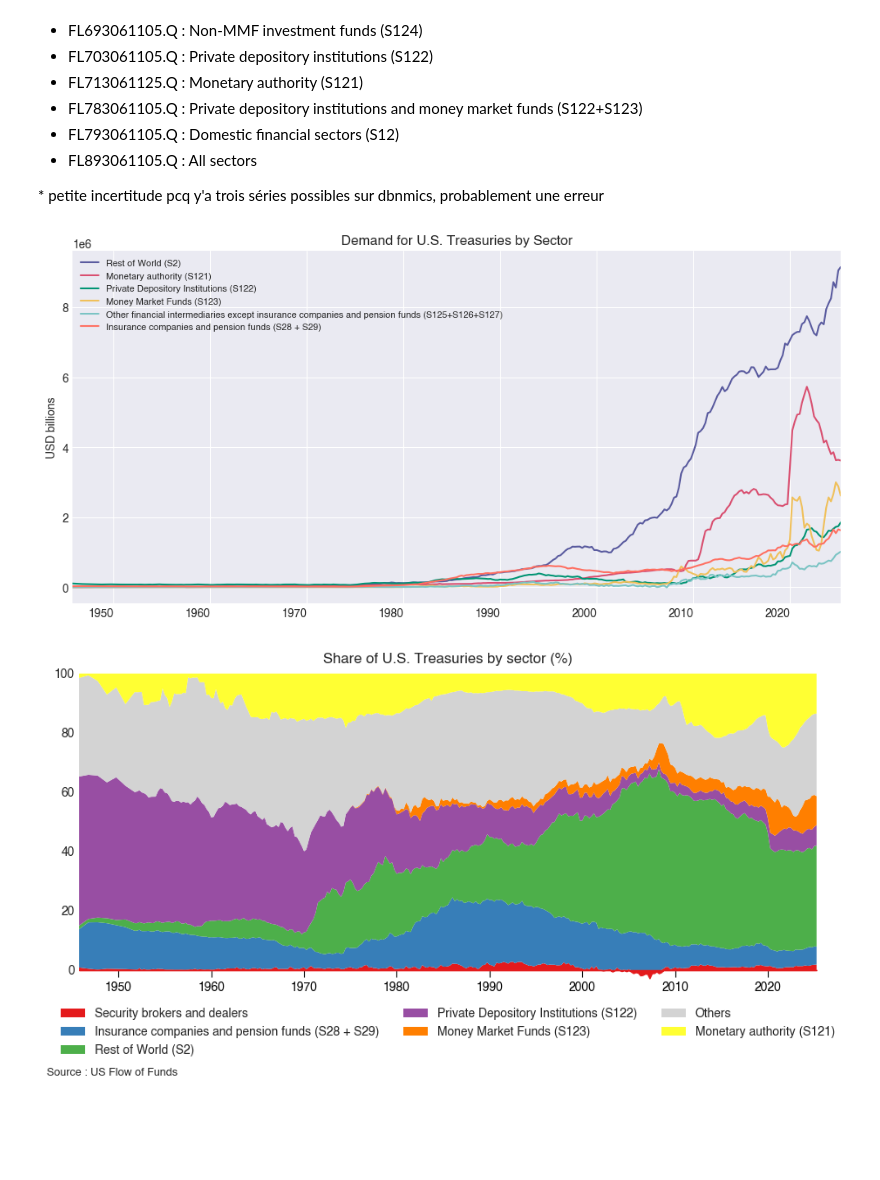
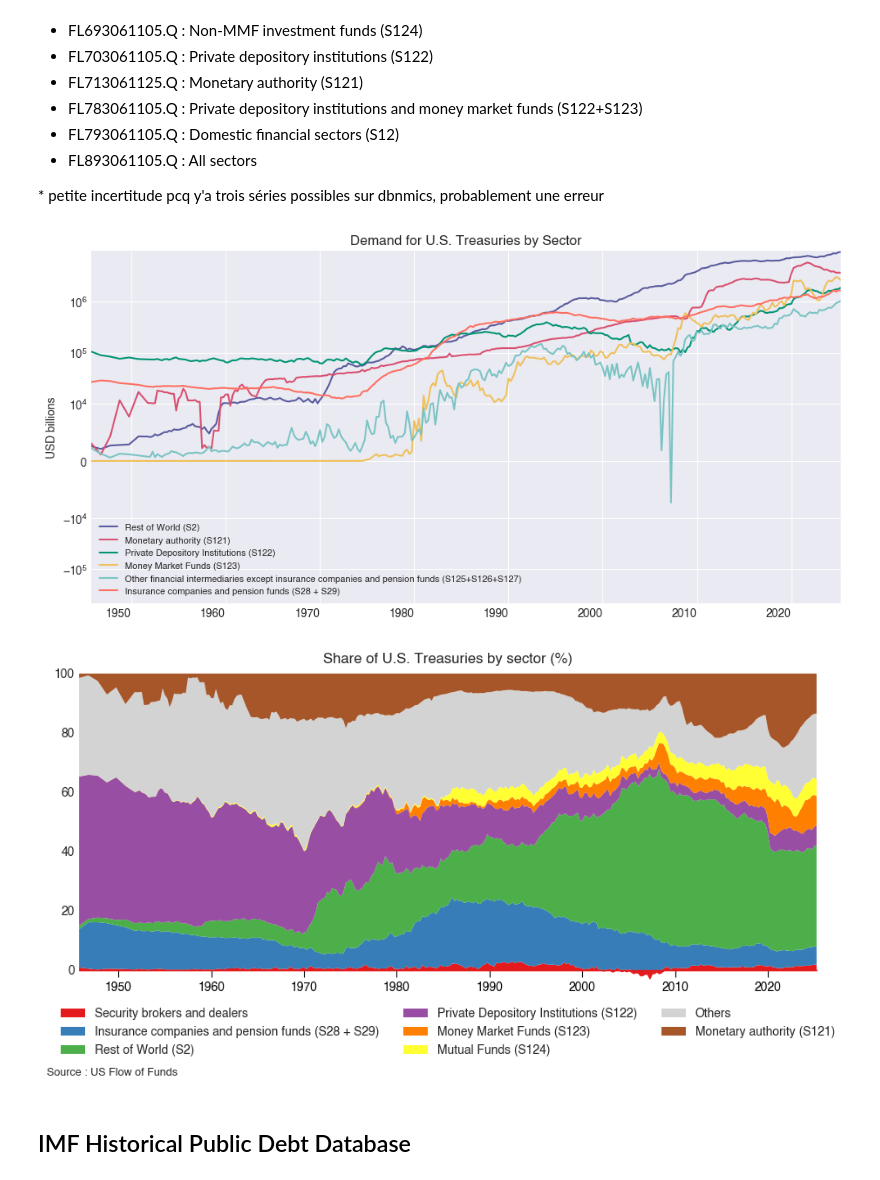
Before and after one commit to miche-quiche/OikopediaCharts, a Jupyter notebook: TreasuryMarketFofData.ipynb, the cells around one changed output. Cells and saved outputs as stored; diff of their text form; code cells hidden in the pictures; blank space fills up the shorter version.

```diff
--- a/TreasuryMarketFofData.ipynb
+++ b/TreasuryMarketFofData.ipynb
@@ -87,33 +87,33 @@ all_sectors = all_sectors.set_index('period')['value']
 # %%
 df1 = df.copy()
 df1["Insurance companies and pension funds (S28 + S29)"] = df1["Insurance companies (S128)"] + df1["Pension Funds (S129)"]
 
 df1 = df1.drop(columns=["Households and non-profit organizations (S14+S15)",
                         "Mutual Funds (S124)", "Nonfinancial business (S11)",
                         "Insurance companies (S128)",
                         "Pension Funds (S129)",
                         "Security brokers and dealers",
                         "Closed-end and exchange-traded funds"])
 df1.index.name = None
 
 #start_date = '1945-01-01'
 #end_date = '1991-01-01'
 #df1 = df1[(df.index >= start_date) & (df.index <= end_date)]
 
 # Tracer
 fig, ax = plt.subplots(figsize=(10, 5))
 df1.plot(ax=ax)
 ax.set_title("Demand for U.S. Treasuries by Sector")
 ax.set_ylabel("USD billions")
 #ax.set_yscale('log')
-#ax.set_yscale('symlog', linthresh=10000)
+ax.set_yscale('symlog', linthresh=10000)
 ax.set_xmargin(0)
 plt.xticks(rotation=0)
 ax.legend(loc="best", fontsize=8)
 plt.tight_layout()
 plt.show()
 # %% [output]
-[figure, old version]
+[figure, new version]
 # %%
 df_prop = df.div(all_sectors, axis=0)
 df_prop = df_prop * 100
@@ -126,6 +126,7 @@ selected = ["Security brokers and dealers",
             "Rest of World (S2)",
             "Private Depository Institutions (S122)",
             "Money Market Funds (S123)",
+            "Mutual Funds (S124)",
             "Monetary authority (S121)",
             ]
 
@@ -143,7 +144,7 @@ selected.append("Monetary authority (S121)")
 df_prop = df_prop[selected]
 
 
-colors = list(plt.cm.get_cmap('Set1').colors[:6])
+colors = list(plt.cm.get_cmap('Set1').colors[:7])
 colors.append('lightgray')
 colors[-1], colors[-2] = colors [-2], colors [-1]
 
@@ -178,4 +179,6 @@ fig.text(0.04, -0.0, "Source : US Flow of Funds", ha="left", fontsize=9)
 plt.tight_layout()
 plt.show()
 # %% [output]
-[figure, old version]
+[figure, new version]
+# %% [markdown]
+## IMF Historical Public Debt Database
```
Also changed, not shown: parts of 2 cells of this notebook.
